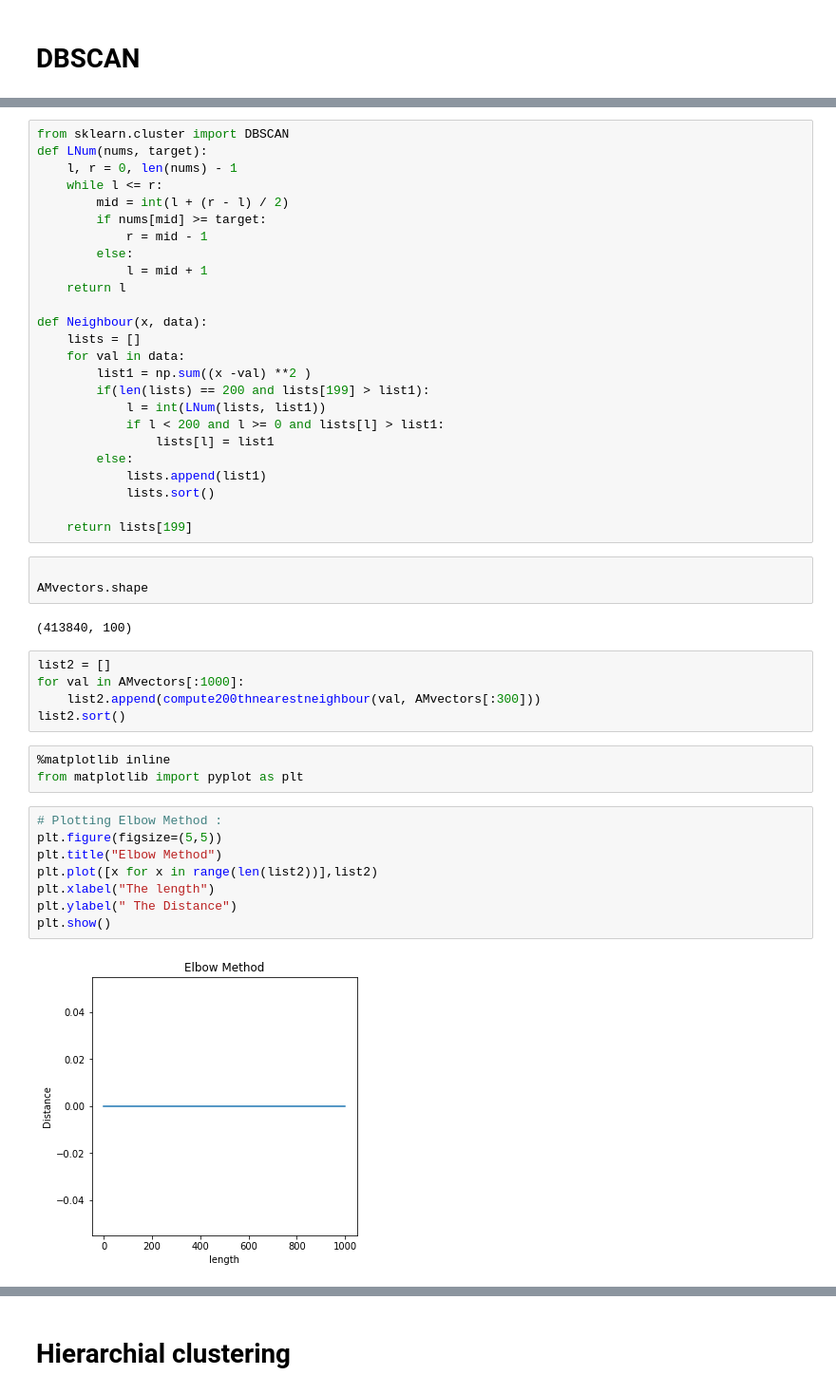
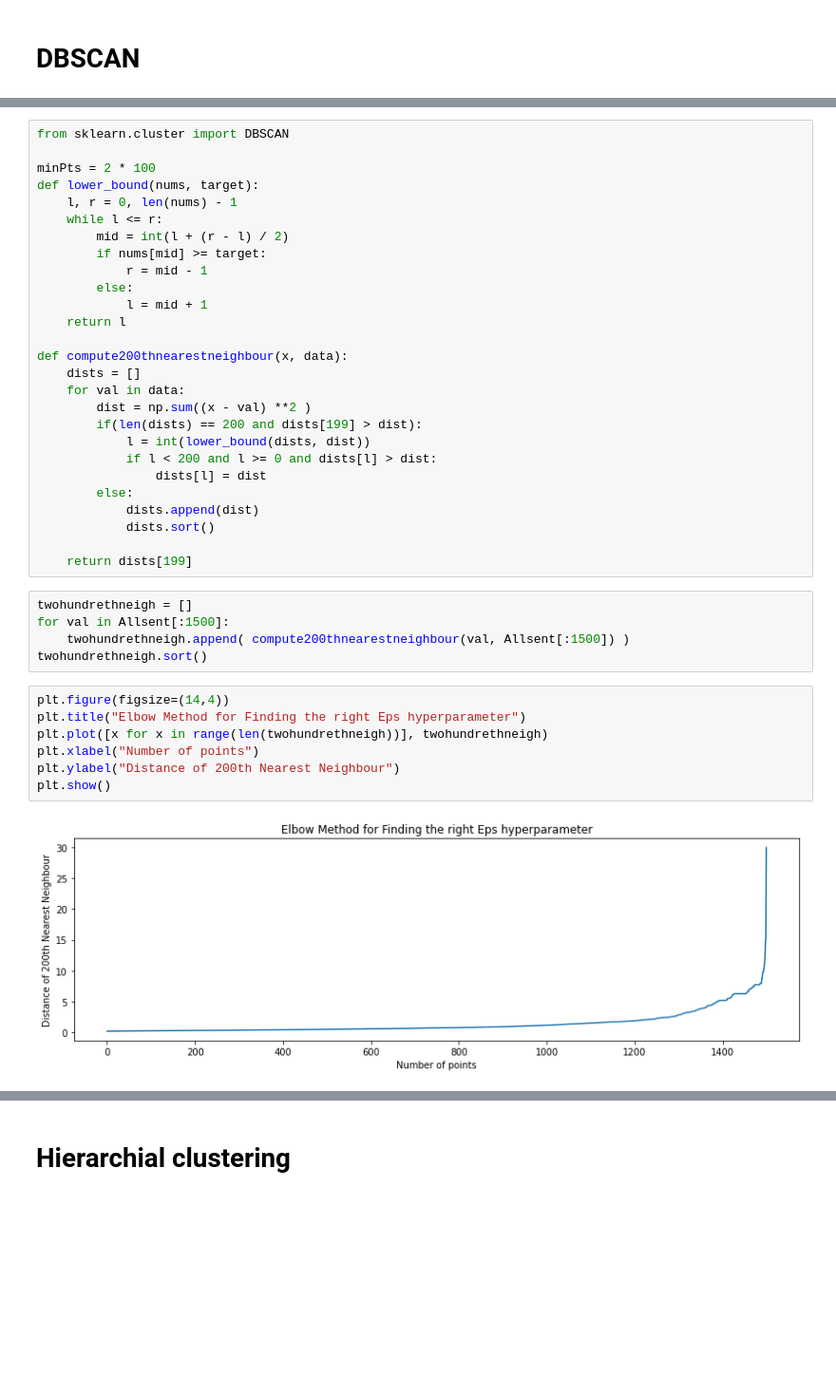
Before and after one commit to AsmaaAlghamd1/Asmaa_INFO5731_-Spring2020, a Jupyter notebook: In_Class_exercises_10.ipynb, the cells around one changed output, grey strips where cells are left out. Shown at 95% size. Saved outputs shown, nothing was run; the diff lists cells and outputs as text; blank space fills up the shorter version.

```diff
--- a/In_Class_exercises_10.ipynb
+++ b/In_Class_exercises_10.ipynb
@@ -190,6 +420,8 @@ AMvectors = np.nan_to_num(AMvectors)
 # %%
 from sklearn.cluster import DBSCAN
-def LNum(nums, target):
+
+minPts = 2 * 100
+def lower_bound(nums, target):
     l, r = 0, len(nums) - 1
     while l <= r:
         mid = int(l + (r - l) / 2)
@@ -199,39 +431,30 @@ def LNum(nums, target):
             l = mid + 1
     return l
 
-def Neighbour(x, data):
-    lists = []
+def compute200thnearestneighbour(x, data):
+    dists = []
     for val in data:
-        list1 = np.sum((x -val) **2 )
-        if(len(lists) == 200 and lists[199] > list1):
-            l = int(LNum(lists, list1))
-            if l < 200 and l >= 0 and lists[l] > list1:
-                lists[l] = list1
+        dist = np.sum((x - val) **2 )
+        if(len(dists) == 200 and dists[199] > dist):
+            l = int(lower_bound(dists, dist))
+            if l < 200 and l >= 0 and dists[l] > dist:
+                dists[l] = dist
         else:
-            lists.append(list1)
-            lists.sort()
+            dists.append(dist)
+            dists.sort()
 
-    return lists[199]
+    return dists[199]
-# %%
-
-AMvectors.shape
-# %% [output]
-(413840, 100)
 # %%
-list2 = []
-for val in AMvectors[:1000]:
-    list2.append(compute200thnearestneighbour(val, AMvectors[:300]))
-list2.sort()
+twohundrethneigh = []
+for val in Allsent[:1500]:
+    twohundrethneigh.append( compute200thnearestneighbour(val, Allsent[:1500]) )
+twohundrethneigh.sort()
-# %%
-%matplotlib inline
-from matplotlib import pyplot as plt
 # %%
-# Plotting Elbow Method :
-plt.figure(figsize=(5,5))
-plt.title("Elbow Method")
-plt.plot([x for x in range(len(list2))],list2)
-plt.xlabel("The length")
-plt.ylabel(" The Distance")
+plt.figure(figsize=(14,4))
+plt.title("Elbow Method for Finding the right Eps hyperparameter")
+plt.plot([x for x in range(len(twohundrethneigh))], twohundrethneigh)
+plt.xlabel("Number of points")
+plt.ylabel("Distance of 200th Nearest Neighbour")
 plt.show()
 # %% [output]
-[figure, old version]
+[figure, new version]
```
Also changed, not shown: parts of 49 cells of this notebook.
